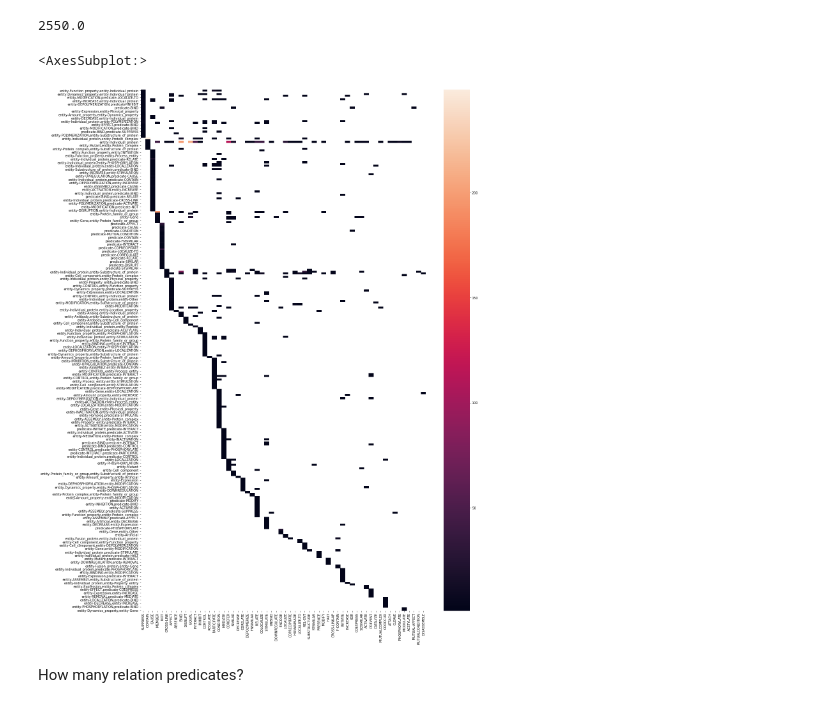
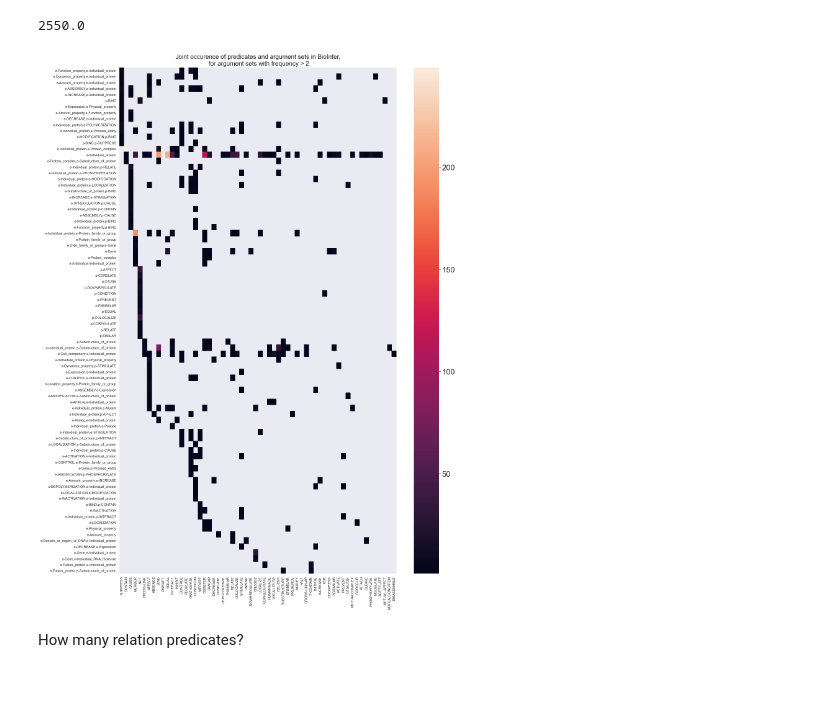
Before and after one commit to g-simmons/289G_NLP_project_FQ2020, a Jupyter notebook: ipynb/data_exploration.ipynb, the cells around one changed output. Cells and saved outputs as stored; diff of their text form; code cells hidden in the pictures.

```diff
--- a/ipynb/data_exploration.ipynb
+++ b/ipynb/data_exploration.ipynb
@@ -190,12 +263,19 @@ How many relations in the data?
 config_df.sum().sum()
 # %% [output]
 2550.0
-# %%
-ax, fig = plt.subplots(1,figsize=(20,30))
-sns.heatmap(config_df)
-# %% [output]
-<AxesSubplot:>
-[figure, removed]
+# %%
+config_df_gt_1 = config_df[(config_df.fillna(0).sum(axis = 1) > 2)]
+# %%
+fig, axs = plt.subplots(1,figsize=(20,30))
+ax = sns.heatmap(config_df_gt_1,ax=axs,yticklabels=True,xticklabels=True)
+# ax.tick_params(labelsize=5)
+axs.set_title("Joint occurence of predicates and argument sets in BioInfer,\n for argument sets with frequency > 2",fontsize=20)
+cbar = ax.collections[0].colorbar
+# here set the labelsize by 20
+cbar.ax.tick_params(labelsize=25)
+axs.figure.savefig('../reports/heatmap.png')
+# %% [output]
+[figure, added]
 # %% [markdown]
 How many relation predicates?
 # %%
```
Also changed, not shown: parts of 16 cells of this notebook, 4 other files.
